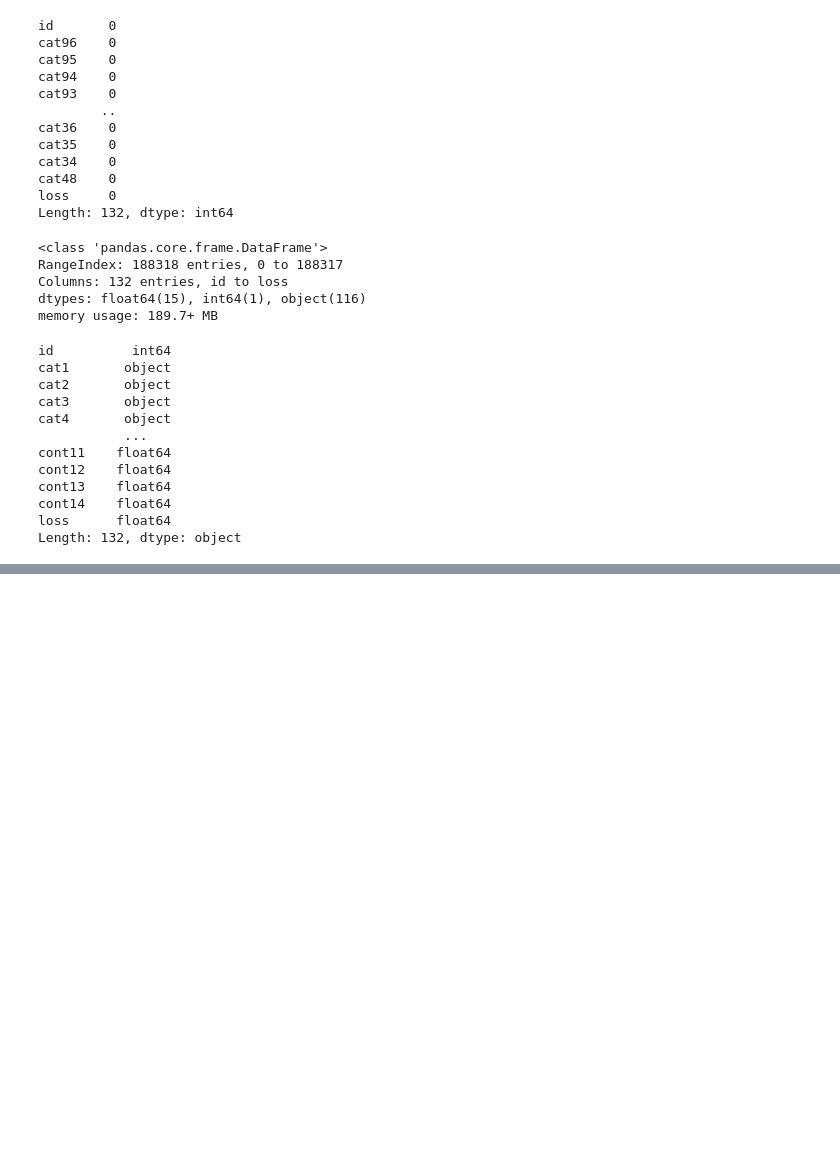
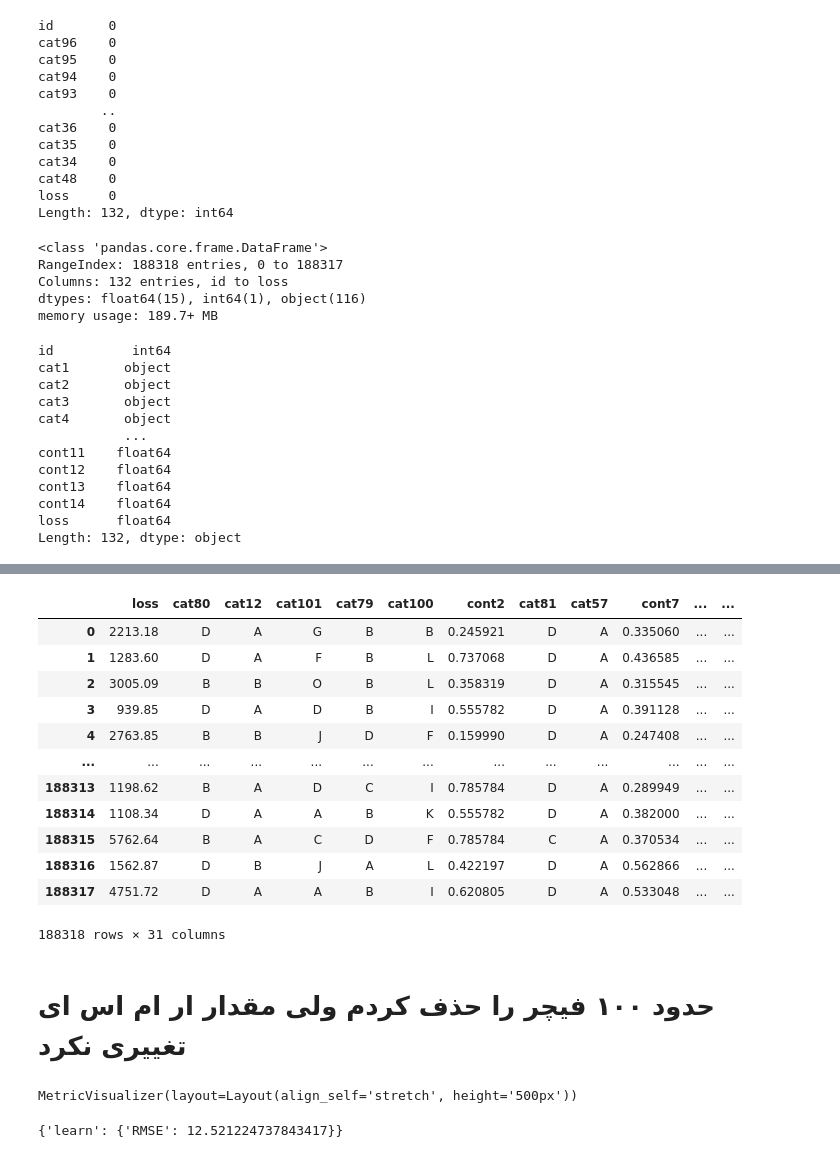
Before and after one commit to MapsaBootCamp/ML3_EXERCISE, a Jupyter notebook: monday catboost test.ipynb, the cells around one changed output, grey strips where cells are left out. Drawn from its saved outputs; the diff is of its cells as text; code cells hidden in the pictures; blank space fills up the shorter version.

```diff
--- a/monday catboost test.ipynb
+++ b/monday catboost test.ipynb
@@ -74,0 +126,3 @@ X = df.drop(columns='loss')
+# %%
+y_train = boxcox(y_train, 0.4)
+y_valid = boxcox(y_valid, 0.4)
@@ -97,0 +201,20 @@ print(model_basic.get_best_score())
+# %%
+booster = CatBoostRegressor(iterations=100,
+                             learning_rate=0.05,
+                             depth=12,
+                             eval_metric='RMSE',
+                             random_seed = 42,
+                             bagging_temperature = 0.3,
+                             od_type='Iter',
+                             od_wait=10)
+
+booster.fit(train_pool, eval_set=(X_test, Y_test))
+booster.set_feature_names(df.columns)
+
+test_preds = booster.predict(X_test)
+train_preds = booster.predict(X_train)
+
+from catboost.utils import eval_metric
+
+print("\nTest  R2 : %.2f"%booster.score(X_test, Y_test))
+print("Train R2 : %.2f"%booster.score(X_train, Y_train))
@@ -97,0 +299,4 @@ print(model_basic.get_best_score())
+# %%
+booster = CatBoost({'iterations': 60, 'learning_rate': 0.2, 'bootstrap_type': 'Bernoulli'})
+booster.fit(train_pool, eval_set=(X_valid,y_valid), plot=True);
+booster.set_feature_names(df.columns)
@@ -97,0 +335,8 @@ print(model_basic.get_best_score())
+# %%
+feature_importan = booster.get_feature_importance(data=None,
+                       #type=EFstrType.FeatureImportance,
+                       prettified=True,
+                       thread_count=-1,
+                       verbose=False).head(30)
+
+feature_importan
@@ -97,0 +361,44 @@ print(model_basic.get_best_score())
+# %%
+fe =feature_importan["Feature Id"]
+data=df[fe]
+data = pd.concat([df[['loss']],data],axis=1)
+data
+# %% [output]
+|  | loss | cat80 | cat12 | cat101 | cat79 | cat100 | cont2 | cat81 | cat57 | cont7 | ... | ... |
+| 0 | 2213.18 | D | A | G | B | B | 0.245921 | D | A | 0.335060 | ... | ... |
+| 1 | 1283.60 | D | A | F | B | L | 0.737068 | D | A | 0.436585 | ... | ... |
+| 2 | 3005.09 | B | B | O | B | L | 0.358319 | D | A | 0.315545 | ... | ... |
+| 3 | 939.85 | D | A | D | B | I | 0.555782 | D | A | 0.391128 | ... | ... |
+| 4 | 2763.85 | B | B | J | D | F | 0.159990 | D | A | 0.247408 | ... | ... |
+| ... | ... | ... | ... | ... | ... | ... | ... | ... | ... | ... | ... | ... |
+| 188313 | 1198.62 | B | A | D | C | I | 0.785784 | D | A | 0.289949 | ... | ... |
+| 188314 | 1108.34 | D | A | A | B | K | 0.555782 | D | A | 0.382000 | ... | ... |
+| 188315 | 5762.64 | B | A | C | D | F | 0.785784 | C | A | 0.370534 | ... | ... |
+| 188316 | 1562.87 | D | B | J | A | L | 0.422197 | D | A | 0.562866 | ... | ... |
+| 188317 | 4751.72 | D | A | A | B | I | 0.620805 | D | A | 0.533048 | ... | ... |
+188318 rows × 31 columns
+# %% [markdown]
+# حدود ۱۰۰ فیچر را حذف کردم ولی مقدار ار ام اس ای تغییری نکرد
+# %%
+y = data['loss']
+X = data.drop(columns='loss')
+categorical_cols=[key for key, value in data.dtypes.items()  if value=='O']
+X_train, X_valid, y_train, y_valid = train_test_split(X, y, test_size=0.25, random_state=32)
+y_train = boxcox(y_train, 0.4)
+y_valid = boxcox(y_valid, 0.4)
+train_pool = Pool(data=X_train,label = y_train,cat_features=categorical_cols)
+model_basic = CatBoostRegressor(iterations=100,
+                             learning_rate=0.05,
+                             depth=10,
+                             eval_metric='RMSE',
+                             random_seed = 42,
+                             bagging_temperature = 0.3,
+                             od_type='Iter',
+                             metric_period = 5,
+                             od_wait=10)
+
+model_basic.fit(train_pool, plot=True,silent=True)
+print(model_basic.get_best_score())
+# %% [output]
+MetricVisualizer(layout=Layout(align_self='stretch', height='500px'))
+{'learn': {'RMSE': 12.521224737843417}}
```
Also changed, not shown: parts of 44 cells of this notebook.
